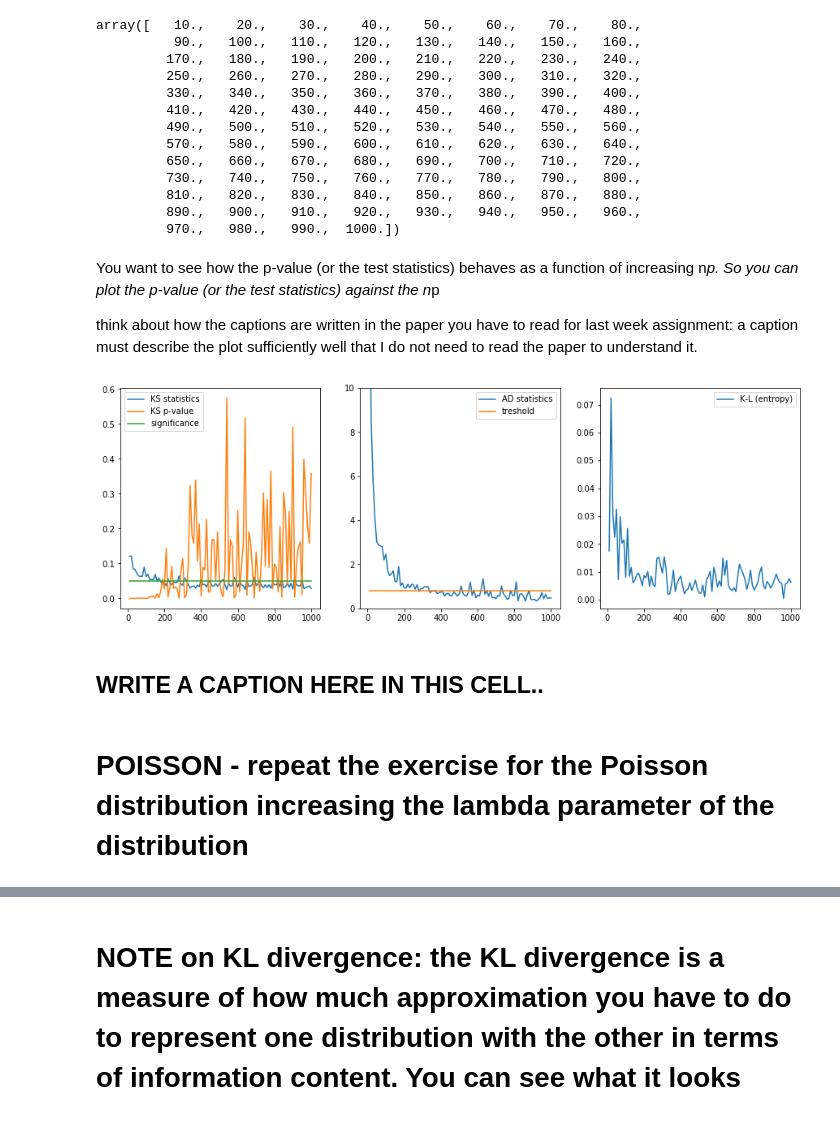
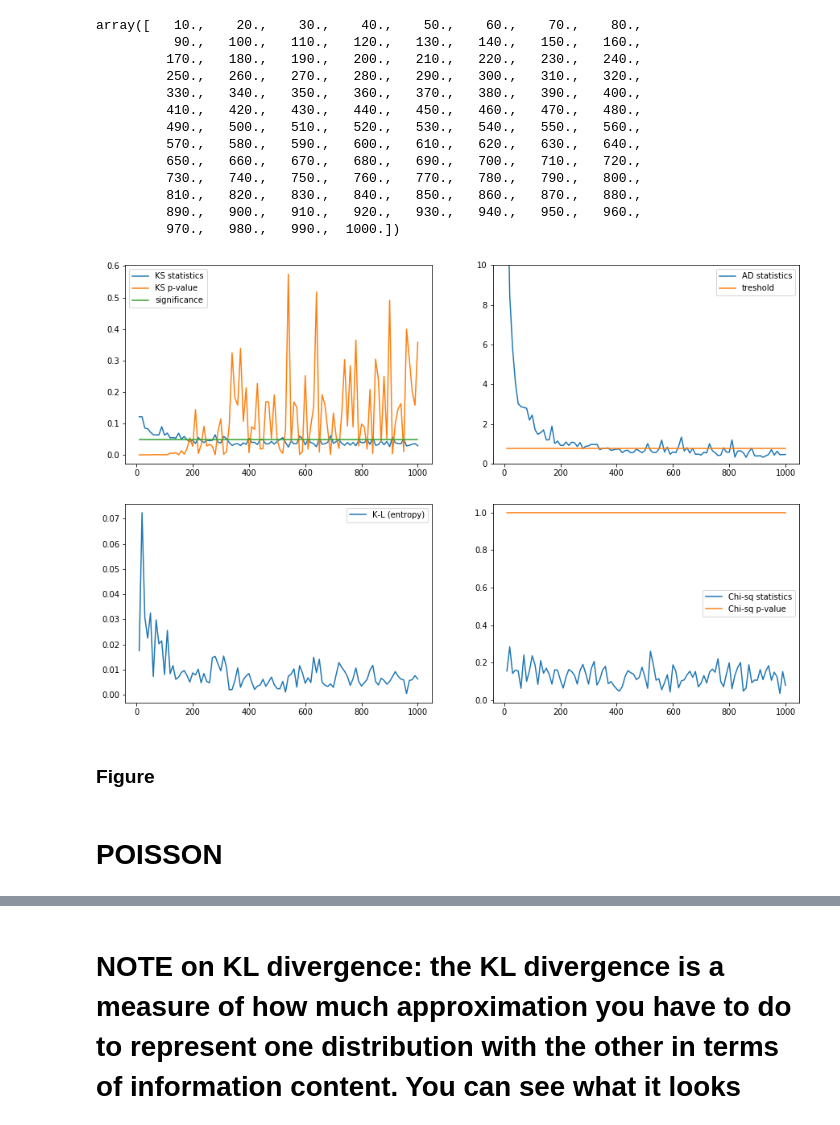
Before and after one commit to qiuyliu/PUI2017_uc288, a Jupyter notebook: HW5_uc288/Assignment2_uc288.ipynb, the cells around one changed output, grey strips where cells are left out. Drawn from its saved outputs; the diff is of its cells as text; code cells hidden in the pictures.

Commit message:
update assignment 2

```diff
--- a/HW5_uc288/Assignment2_uc288.ipynb
+++ b/HW5_uc288/Assignment2_uc288.ipynb
@@ -93,7 +89,6 @@ For the AD test, the statistic is at 0.926 and that is greater than the threshol
 # %%
-#binomial with n=10, p=0.5 => mean=np=5, stdev=sqrt(np(1-p))
 p = 0.5
-n = 200
+n = 100
 
 np.random.seed(999)
 dist_b = (np.random.binomial(n, p, 1000) - n*p) / np.sqrt(n*p*(1-p))  #subtract mean divide by stdev
@@ -197,67 +194,64 @@ ks_s_b = np.zeros(100)
 ks_p_b = np.zeros(100)
 ad_b = np.zeros(100)
 kl_b = np.zeros(100)
+csq_s_b = np.zeros(100)
+csq_p_b = np.zeros(100)
 # %%
 np.random.seed(999)
 
-#loop over the different values of n (or n and p)
 for i,n in enumerate(narray):
-    p = 0.5 #parameter for the binomial, my arbitrary choice
-    #generate the distribution
+    p = 0.5
+
     dist = (np.random.binomial(n, p, 1000) - n * p ) / np.sqrt(n * p * (1-p))
-    #run the tests.
+
+    #run the tests
     ks_s_b[i] = scipy.stats.kstest(dist,'norm')[0]
     ks_p_b[i] = scipy.stats.kstest(dist,'norm')[1]
-    #print (scipy.stats.kstest(dist,'norm'))
-    #print (scipy.stats.anderson(dist, dist='norm'))
+
     ad_b[i] = scipy.stats.anderson(dist, dist='norm')[0]
-    #ad_b[i] = ad_b[i] / ad_b[0]
-    #print ad_b[i]
 
     # for KL and Pearson's chisq I have to simulate the normal distribution as well
     mybins = np.linspace(min(dist), max(dist), 10)
     bincenters = mybins[:-1] + 0.5 * (mybins[1] - mybins[0])
 
-    #when i was coding this up something was wrong. i put some plots in to figure out what...
-    # just so you know.
-    #if i%10 == 0:
-    #    pl.hist(dist, bins=mybins)
-    #    pl.plot(bincenters, scipy.stats.norm.pdf(bincenters)*1000)
-    kl_b [i] =  scipy.stats.entropy(np.histogram(dist, bins=mybins)[0] / 1000.,
+    kl_b[i] =  scipy.stats.entropy(np.histogram(dist, bins=mybins)[0] / 1000.,
                                     scipy.stats.norm.pdf(bincenters))
+    csq_s_b[i] = scipy.stats.chisquare(np.histogram(dist, bins=mybins)[0] / 1000.,
+                                       scipy.stats.norm.pdf(bincenters))[0]
+    csq_p_b[i] = scipy.stats.chisquare(np.histogram(dist, bins=mybins)[0] / 1000.,
+                                       scipy.stats.norm.pdf(bincenters))[1]
-# %% [markdown]
-You want to see how the p-value (or the test statistics) behaves as a function of increasing n*p.
-So you can plot the p-value (or the test statistics) against the n*p
-
-think about how the captions are written in the paper  you have to read for last week assignment: a caption must describe the plot sufficiently well that I do not need to read the paper to understand it.
 # %%
 threshold = scipy.stats.anderson(dist_n,
                                  dist='norm')[1][scipy.stats.anderson(dist_n,
                                                                       dist='norm')[2]==[5.0]]
 
-fig = pl.figure(figsize = (15,5))
-fig.add_subplot(131)
+fig = pl.figure(figsize = (15,10))
+fig.add_subplot(221)
 pl.plot(narray, ks_s_b, label='KS statistics')
 pl.plot(narray, ks_p_b, label='KS p-value')
 pl.plot([narray[0], narray[-1]],[0.05, 0.05], label="significance")
 pl.legend()
 
-fig.add_subplot(132)
+fig.add_subplot(222)
 pl.plot(narray, ad_b,  label='AD statistics')
 pl.plot([narray[0], narray[-1]],[threshold, threshold], label="treshold")
 pl.ylim(0,10) #limit the y range or you cannot see the relevant part
 pl.legend()
 
-fig.add_subplot(133)
+fig.add_subplot(223)
 pl.plot(narray, kl_b, label='K-L (entropy)')
+pl.legend()
 
+fig.add_subplot(224)
+pl.plot(narray, csq_s_b, label='Chi-sq statistics')
+pl.plot(narray, csq_p_b, label='Chi-sq p-value')
 pl.legend();
 # %% [output]
-[figure, old version]
+[figure, new version]
-# %% [markdown]
-## WRITE A CAPTION HERE IN THIS CELL..
-# %% [markdown]
-# POISSON - repeat the exercise for the Poisson distribution increasing the lambda parameter of the distribution
+# %% [markdown]
+### Figure
+# %% [markdown]
+# POISSON
 # %%
 ks_s_p = np.zeros(100)
 ks_p_p = np.zeros(100)
```
Also changed, not shown: parts of 20 cells of this notebook.
